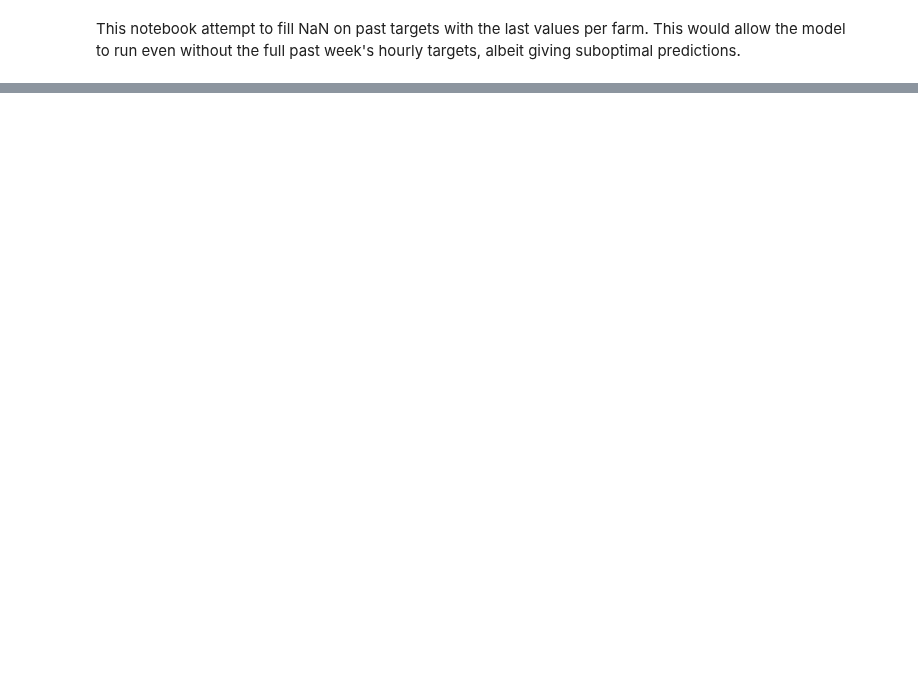
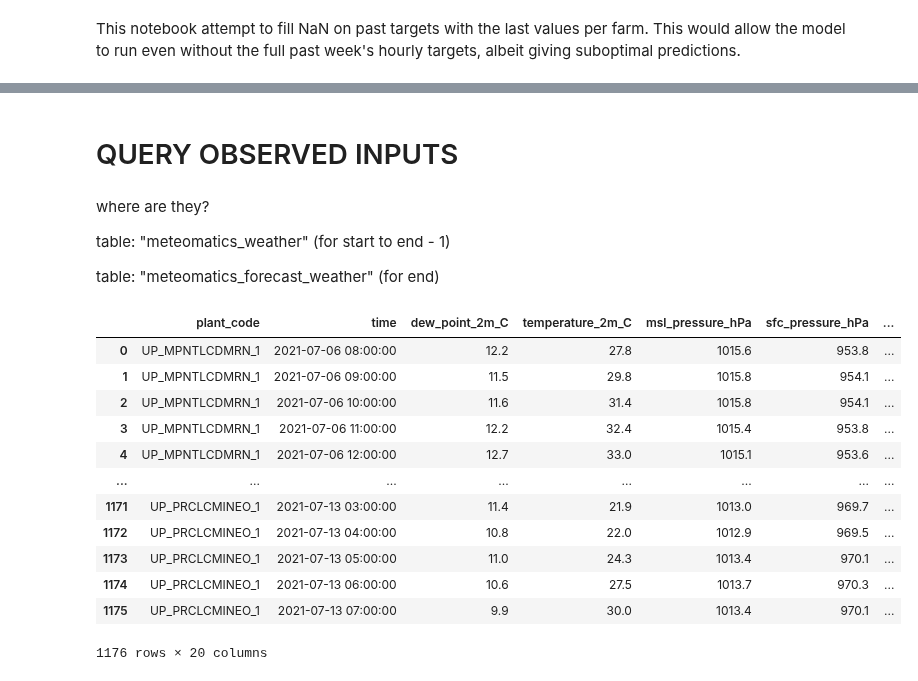
Before and after one commit to Vergangenheit/google-research-tft, a Jupyter notebook: notebooks/Fill_Missing_Target_by_Group.ipynb, the cells around one changed output, grey strips where cells are left out. Saved outputs shown, nothing was run; the diff lists cells and outputs as text; code cells hidden in the pictures; blank space fills up the shorter version.

```diff
--- a/notebooks/Fill_Missing_Target_by_Group.ipynb
+++ b/notebooks/Fill_Missing_Target_by_Group.ipynb
@@ -62,3 +80,41 @@ farm_list: List = ['UP_PRCLCDPLRM_1',
 'UP_PEPIZZA_1',
 'UP_MPNTLCSMBC_1',
 'UP_MPNTLCDMRN_1']
+# %% [markdown]
+# QUERY OBSERVED INPUTS
+# %% [markdown]
+where are they?
+
+table: "meteomatics_weather" (for start to end - 1)
+
+table: "meteomatics_forecast_weather" (for end)
+# %%
+query1: str = "SELECT * FROM meteomatics_weather WHERE timestamp_utc between '{}' and '{}'"
+observed_df1: DataFrame = pd.read_sql_query(query1.format(start, end), con=db_connection())
+observed_df1.drop(['id'], axis=1, inplace=True)
+observed_df1.rename(columns={'timestamp_utc': 'time'}, inplace=True)
+# %%
+query2: str = "SELECT * FROM meteomatics_forecast_weather WHERE forecast_timestamp_utc = '{}' and timestamp_query_utc = '{}'"
+observed_df2: DataFrame = pd.read_sql_query(query2.format(end, end), con=db_connection())
+observed_df2.drop(['id','timestamp_query_utc'], axis=1, inplace=True)
+observed_df2.rename(columns={'forecast_timestamp_utc': 'time'}, inplace=True)
+# %%
+observed_df: DataFrame = pd.concat([observed_df1, observed_df2], axis=0, ignore_index=True)
+observed_df: DataFrame = observed_df[observed_df['plant_code'].isin(farm_list)]
+observed_df: DataFrame = observed_df.sort_values(by=['plant_code', 'time'], ascending=True, ignore_index=True)
+# %%
+observed_df
+# %% [output]
+|  | plant_code | time | dew_point_2m_C | temperature_2m_C | msl_pressure_hPa | sfc_pressure_hPa | ... |
+| 0 | UP_MPNTLCDMRN_1 | 2021-07-06 08:00:00 | 12.2 | 27.8 | 1015.6 | 953.8 | ... |
+| 1 | UP_MPNTLCDMRN_1 | 2021-07-06 09:00:00 | 11.5 | 29.8 | 1015.8 | 954.1 | ... |
+| 2 | UP_MPNTLCDMRN_1 | 2021-07-06 10:00:00 | 11.6 | 31.4 | 1015.8 | 954.1 | ... |
+| 3 | UP_MPNTLCDMRN_1 | 2021-07-06 11:00:00 | 12.2 | 32.4 | 1015.4 | 953.8 | ... |
+| 4 | UP_MPNTLCDMRN_1 | 2021-07-06 12:00:00 | 12.7 | 33.0 | 1015.1 | 953.6 | ... |
+| ... | ... | ... | ... | ... | ... | ... | ... |
+| 1171 | UP_PRCLCMINEO_1 | 2021-07-13 03:00:00 | 11.4 | 21.9 | 1013.0 | 969.7 | ... |
+| 1172 | UP_PRCLCMINEO_1 | 2021-07-13 04:00:00 | 10.8 | 22.0 | 1012.9 | 969.5 | ... |
+| 1173 | UP_PRCLCMINEO_1 | 2021-07-13 05:00:00 | 11.0 | 24.3 | 1013.4 | 970.1 | ... |
+| 1174 | UP_PRCLCMINEO_1 | 2021-07-13 06:00:00 | 10.6 | 27.5 | 1013.7 | 970.3 | ... |
+| 1175 | UP_PRCLCMINEO_1 | 2021-07-13 07:00:00 | 9.9 | 30.0 | 1013.4 | 970.1 | ... |
+1176 rows × 20 columns
```
Also changed, not shown: parts of 13 cells of this notebook, 3 other files.
